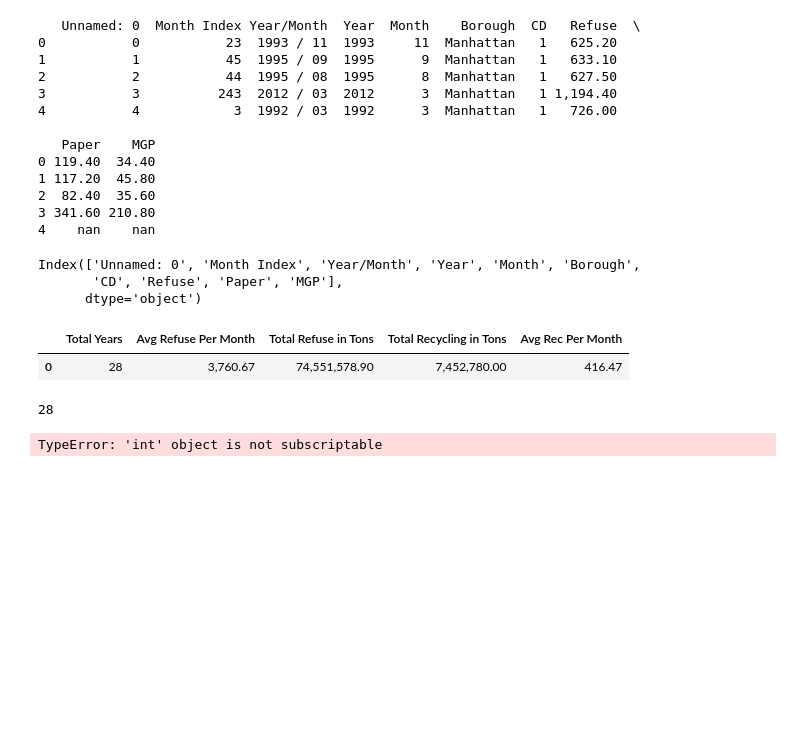
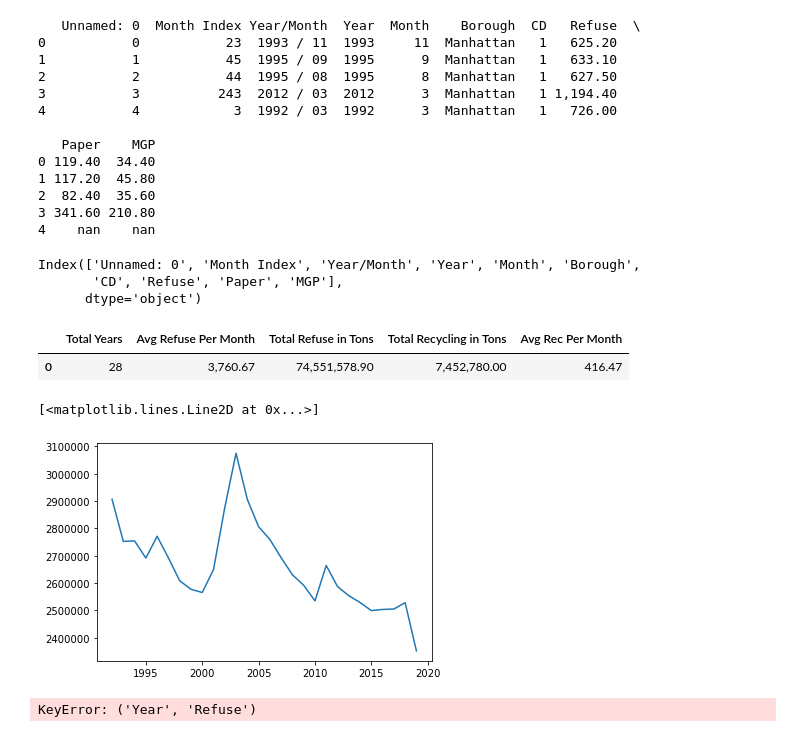
Before and after one commit to tedi529/New-York-Waste, a Jupyter notebook: Untitled.ipynb, the cells around one changed output. Saved outputs shown, nothing was run; the diff lists cells and outputs as text; code cells hidden in the pictures; blank space fills up the shorter version.

```diff
--- a/Untitled.ipynb
+++ b/Untitled.ipynb
@@ -63,30 +63,12 @@ refuse_analysis
 # %% [output]
 |  | Total Years | Avg Refuse Per Month | Total Refuse in Tons | Total Recycling in Tons | Avg Rec Per Month |
 | 0 | 28 | 3,760.67 | 74,551,578.90 | 7,452,780.00 | 416.47 |
-# %%
-# Using traversal, we can traverse for every element in the list and check if the element is in the unique_list already,
-# if it is not over there, then we can append it in the unique_list.
-# This is done using one for loop and other if statement which checks to see if the value is in the unique list
-# or not which is same to another for loop.
-
-# function to get unique values
-def unique(list1):
-
-    # create null list - although python does not have null - it has a none value
-    unique_year = []
-
-    # pass over all elements = loop
-    for x in list1:
-        # check if it exists in unique_year or not
-        if x not in unique_year:
-            unique_year.append(x) # append = Adds its argument as a single element to the end of a list
-    # print list
-    for x in unique_year:
-        print (x, ends=" ") # meaning that after the print statement it will print a new line
-
-unique_year
-# %% [output]
-28
+# %%
+year_gb = df.groupby("Year")
+plt.plot(range(1992,2020),year_gb.sum()["Refuse"])
+# %% [output]
+[<matplotlib.lines.Line2D at 0x...>]
+[figure, added]
 # %%
 # Ratio of recycling to total refuse over time
  # Total Refuse per Year = need the year to correspond with refuse for that year, unique year equals Refuse for that year
@@ -94,9 +76,9 @@ unique_year
  # Ratio of Refuse to Recycling per year
  # Overall ratio of recycling to refuse
 
-unique_year = len(df["Year"].unique())
+unique_year = df["Year"].unique().tolist()
 
-year_analysis = int(unique_year["Year", "Refuse"])
+year_analysis = int(df["Year", "Refuse"])
 
 refuse_count = unique_year["Refuse"].sum()
 
@@ -105,4 +87,4 @@ year_ton = pd.DataFrame({"Specific Year": unique_year,
 
 year_ton.head()
 # %% [output]
-TypeError: 'int' object is not subscriptable
+KeyError: ('Year', 'Refuse')
```
Also changed, not shown: parts of 1 cell of this notebook, 1 other file.
